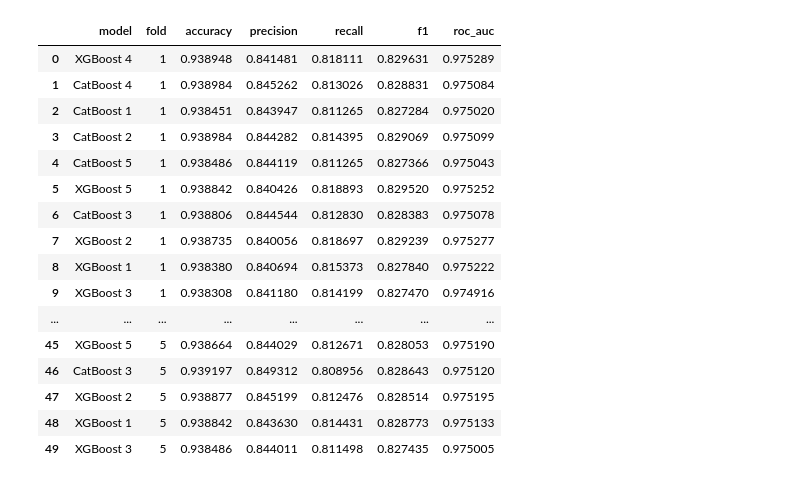
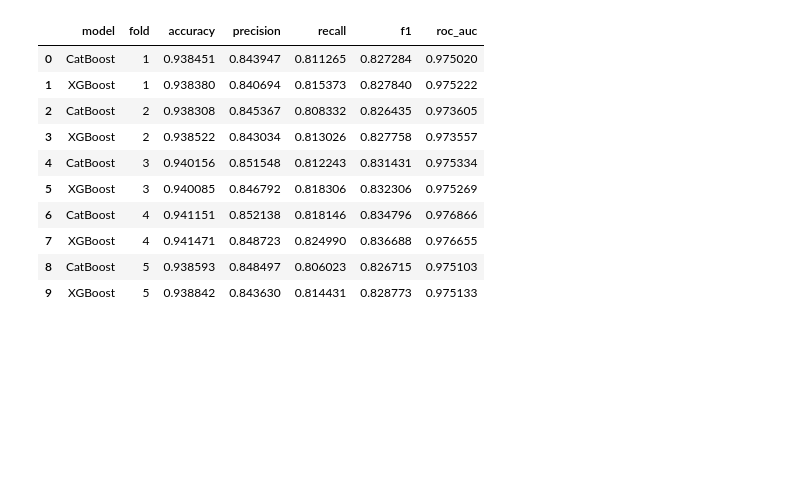
Before and after one commit to ngocthinh09/CS114-Depression-Prediction, a Jupyter notebook: ml/fucs_pipeline.ipynb, the cells around one changed output. Saved outputs shown, nothing was run; the diff lists cells and outputs as text; code cells hidden in the pictures; blank space fills up the shorter version.

```diff
--- a/ml/fucs_pipeline.ipynb
+++ b/ml/fucs_pipeline.ipynb
@@ -520,15 +440,14 @@ plt.show()
 # %%
-# Tạo submission bằng Stratified K-Fold ensemble 10 biến thể CatBoost/XGBoost tốt nhất
+# Tạo submission bằng Stratified K-Fold ensemble CatBoost + XGBoost
 from sklearn.model_selection import StratifiedKFold
 
 N_SPLITS = 5
-N_ENSEMBLE_MODELS = min(10, len(results_df))
 PREDICTION_THRESHOLD = 0.5
-ENSEMBLE_MODEL_NAMES = results_df['model'].head(N_ENSEMBLE_MODELS).tolist()
+ENSEMBLE_MODEL_NAMES = ['CatBoost', 'XGBoost']
 
-print('Ensemble models:')
-for model_name in ENSEMBLE_MODEL_NAMES:
-    print('-', model_name)
+missing_ensemble_models = [name for name in ENSEMBLE_MODEL_NAMES if name not in tree_models]
+if missing_ensemble_models:
+    raise ValueError(f'Missing ensemble models: {missing_ensemble_models}')
 
 kfold = StratifiedKFold(
     n_splits=N_SPLITS,
@@ -592,13 +511,43 @@ display(fold_results_df.groupby('model').agg({
     'roc_auc': ['mean', 'std'],
 }))
 
-oof_proba = np.mean(
-    [oof_proba_by_model[model_name] for model_name in ENSEMBLE_MODEL_NAMES],
-    axis=0,
+ensemble_weight_results = []
+for catboost_weight in np.arange(0.0, 1.01, 0.05):
+    xgboost_weight = 1.0 - catboost_weight
+    ensemble_oof_proba = (
+        catboost_weight * oof_proba_by_model['CatBoost']
+        + xgboost_weight * oof_proba_by_model['XGBoost']
+    )
+    ensemble_oof_pred = (ensemble_oof_proba >= PREDICTION_THRESHOLD).astype(int)
+    ensemble_weight_results.append(
+        {
+            'catboost_weight': catboost_weight,
+            'xgboost_weight': xgboost_weight,
+            'accuracy': accuracy_score(y, ensemble_oof_pred),
+            'precision': precision_score(y, ensemble_oof_pred),
+            'recall': recall_score(y, ensemble_oof_pred),
+            'f1': f1_score(y, ensemble_oof_pred),
+            'roc_auc': roc_auc_score(y, ensemble_oof_proba),
+        }
+    )
+
+ensemble_weight_results_df = pd.DataFrame(ensemble_weight_results).sort_values(
+    by=['accuracy', 'f1'],
+    ascending=False,
+).reset_index(drop=True)
+
+display(ensemble_weight_results_df.head(10))
+
+best_catboost_weight = ensemble_weight_results_df.loc[0, 'catboost_weight']
+best_xgboost_weight = ensemble_weight_results_df.loc[0, 'xgboost_weight']
+
+oof_proba = (
+    best_catboost_weight * oof_proba_by_model['CatBoost']
+    + best_xgboost_weight * oof_proba_by_model['XGBoost']
 )
-test_proba = np.mean(
-    [test_proba_by_model[model_name] for model_name in ENSEMBLE_MODEL_NAMES],
-    axis=0,
+test_proba = (
+    best_catboost_weight * test_proba_by_model['CatBoost']
+    + best_xgboost_weight * test_proba_by_model['XGBoost']
 )
 
 submission = pd.DataFrame(
@@ -611,7 +560,9 @@ display(submission.head())
 
 submission.to_csv('submission.csv', index=False)
 
-print(f'Final submission model: top {N_ENSEMBLE_MODELS} CatBoost/XGBoost {N_SPLITS}-fold ensemble')
+print(f'Final submission model: CatBoost/XGBoost {N_SPLITS}-fold ensemble')
+print('CatBoost weight:', best_catboost_weight)
+print('XGBoost weight:', best_xgboost_weight)
 print('Prediction threshold:', PREDICTION_THRESHOLD)
 print('OOF ROC-AUC:', roc_auc_score(y, oof_proba))
 print('OOF accuracy:', accuracy_score(y, (oof_proba >= PREDICTION_THRESHOLD).astype(int)))
@@ -631,20 +571,14 @@ Ensemble models:
 |  | model | fold | accuracy | precision | recall | f1 | roc_auc |
-| 0 | XGBoost 4 | 1 | 0.938948 | 0.841481 | 0.818111 | 0.829631 | 0.975289 |
-| 1 | CatBoost 4 | 1 | 0.938984 | 0.845262 | 0.813026 | 0.828831 | 0.975084 |
-| 2 | CatBoost 1 | 1 | 0.938451 | 0.843947 | 0.811265 | 0.827284 | 0.975020 |
-| 3 | CatBoost 2 | 1 | 0.938984 | 0.844282 | 0.814395 | 0.829069 | 0.975099 |
-| 4 | CatBoost 5 | 1 | 0.938486 | 0.844119 | 0.811265 | 0.827366 | 0.975043 |
-| 5 | XGBoost 5 | 1 | 0.938842 | 0.840426 | 0.818893 | 0.829520 | 0.975252 |
-| 6 | CatBoost 3 | 1 | 0.938806 | 0.844544 | 0.812830 | 0.828383 | 0.975078 |
-| 7 | XGBoost 2 | 1 | 0.938735 | 0.840056 | 0.818697 | 0.829239 | 0.975277 |
-| 8 | XGBoost 1 | 1 | 0.938380 | 0.840694 | 0.815373 | 0.827840 | 0.975222 |
-| 9 | XGBoost 3 | 1 | 0.938308 | 0.841180 | 0.814199 | 0.827470 | 0.974916 |
-| ... | ... | ... | ... | ... | ... | ... | ... |
-| 45 | XGBoost 5 | 5 | 0.938664 | 0.844029 | 0.812671 | 0.828053 | 0.975190 |
-| 46 | CatBoost 3 | 5 | 0.939197 | 0.849312 | 0.808956 | 0.828643 | 0.975120 |
-| 47 | XGBoost 2 | 5 | 0.938877 | 0.845199 | 0.812476 | 0.828514 | 0.975195 |
-| 48 | XGBoost 1 | 5 | 0.938842 | 0.843630 | 0.814431 | 0.828773 | 0.975133 |
-| 49 | XGBoost 3 | 5 | 0.938486 | 0.844011 | 0.811498 | 0.827435 | 0.975005 |
+| 0 | CatBoost | 1 | 0.938451 | 0.843947 | 0.811265 | 0.827284 | 0.975020 |
+| 1 | XGBoost | 1 | 0.938380 | 0.840694 | 0.815373 | 0.827840 | 0.975222 |
+| 2 | CatBoost | 2 | 0.938308 | 0.845367 | 0.808332 | 0.826435 | 0.973605 |
+| 3 | XGBoost | 2 | 0.938522 | 0.843034 | 0.813026 | 0.827758 | 0.973557 |
+| 4 | CatBoost | 3 | 0.940156 | 0.851548 | 0.812243 | 0.831431 | 0.975334 |
+| 5 | XGBoost | 3 | 0.940085 | 0.846792 | 0.818306 | 0.832306 | 0.975269 |
+| 6 | CatBoost | 4 | 0.941151 | 0.852138 | 0.818146 | 0.834796 | 0.976866 |
+| 7 | XGBoost | 4 | 0.941471 | 0.848723 | 0.824990 | 0.836688 | 0.976655 |
+| 8 | CatBoost | 5 | 0.938593 | 0.848497 | 0.806023 | 0.826715 | 0.975103 |
+| 9 | XGBoost | 5 | 0.938842 | 0.843630 | 0.814431 | 0.828773 | 0.975133 |
 |  | accuracy |  | precision |  | recall |  | f1 |  | roc_auc |  |
 |  | mean | std | mean | std | mean | std | mean | std | mean | std |
 | model |  |  |  |  |  |  |  |  |  |  |
```
Also changed, not shown: parts of 3 cells of this notebook, 4 other files.
